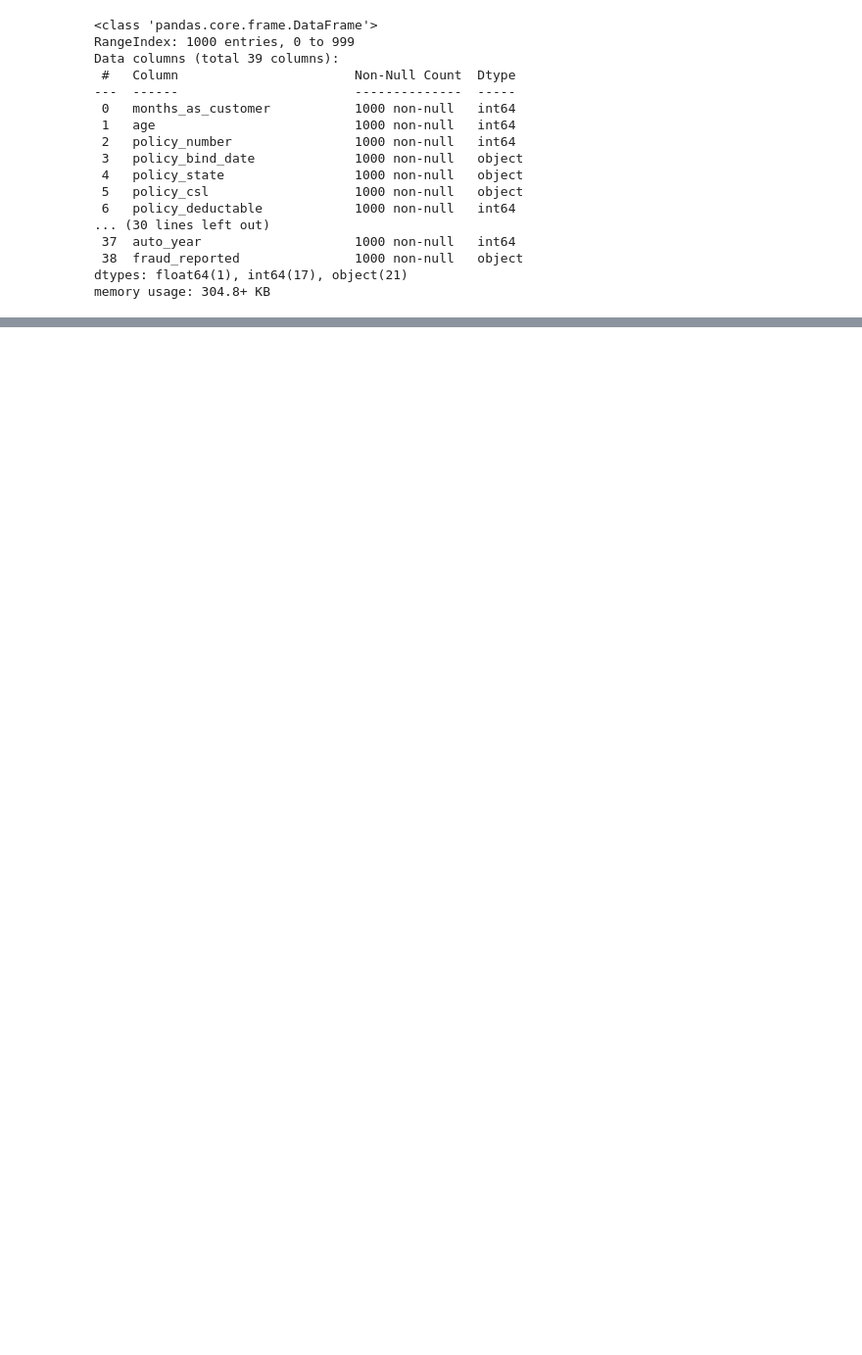
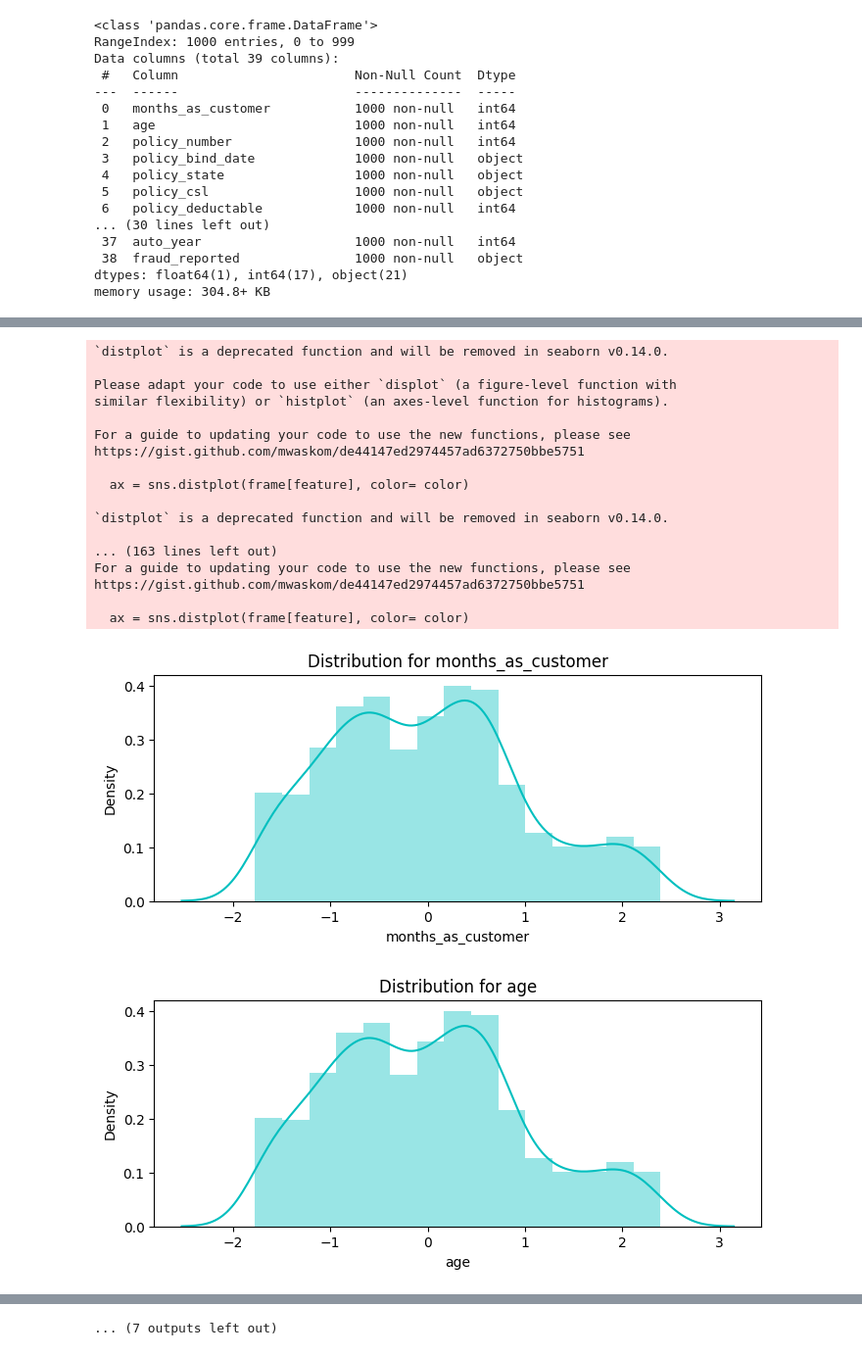
Before and after one commit to jjongseon/sessac, a Jupyter notebook: fraud_skeleton/fraud_skeleton.ipynb, the cells around one changed output, grey strips where cells are left out. Shown at 98% size. Drawn from its saved outputs; the diff is of its cells as text; code cells hidden in the pictures; blank space fills up the shorter version.

```diff
--- a/fraud_skeleton/fraud_skeleton.ipynb
+++ b/fraud_skeleton/fraud_skeleton.ipynb
@@ -172,0 +233,5 @@ https://gist.github.com/mwaskom/de44147ed2974457ad6372750bbe5751
+# %%
+from sklearn.preprocessing import StandardScaler
+scaler = StandardScaler()
+df_std = pd.DataFrame(scaler.fit_transform(df[numeric_cols]),columns=numeric_cols)
+df_std
@@ -172,0 +252,26 @@ https://gist.github.com/mwaskom/de44147ed2974457ad6372750bbe5751
+# %%
+for numeric_col in numeric_cols:
+    df[numeric_col] = scaler.fit_transform(df[numeric_cols])
+# %%
+for numeric_col in numeric_cols:
+        distplot(numeric_col, df,color='c')
+# %% [output]
+`distplot` is a deprecated function and will be removed in seaborn v0.14.0.
+
+Please adapt your code to use either `displot` (a figure-level function with
+similar flexibility) or `histplot` (an axes-level function for histograms).
+
+For a guide to updating your code to use the new functions, please see
+https://gist.github.com/mwaskom/de44147ed2974457ad6372750bbe5751
+
+  ax = sns.distplot(frame[feature], color= color)
+
+`distplot` is a deprecated function and will be removed in seaborn v0.14.0.
+
+... (163 lines left out)
+For a guide to updating your code to use the new functions, please see
+https://gist.github.com/mwaskom/de44147ed2974457ad6372750bbe5751
+
+  ax = sns.distplot(frame[feature], color= color)
+[figure, added]
+[figure, added]
@@ -172,0 +287 @@ https://gist.github.com/mwaskom/de44147ed2974457ad6372750bbe5751
+... (7 outputs left out)
```
Also changed, not shown: parts of 84 cells of this notebook.
